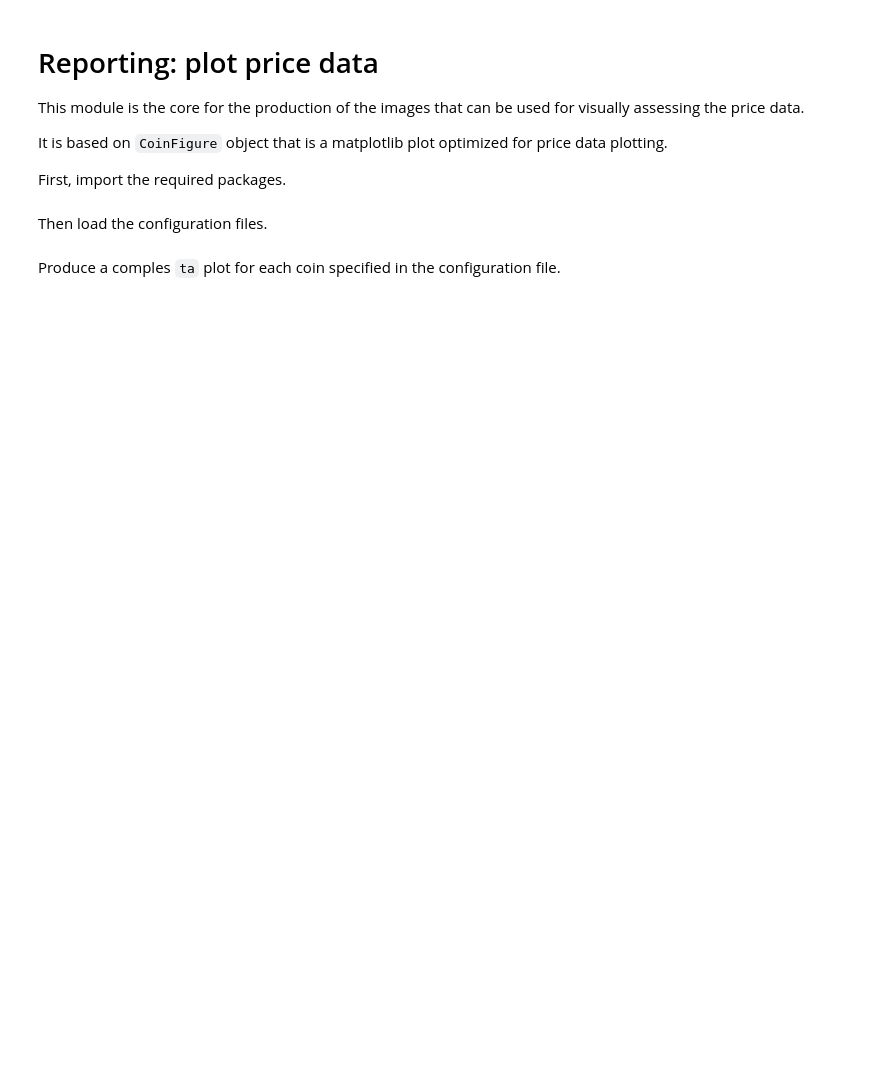
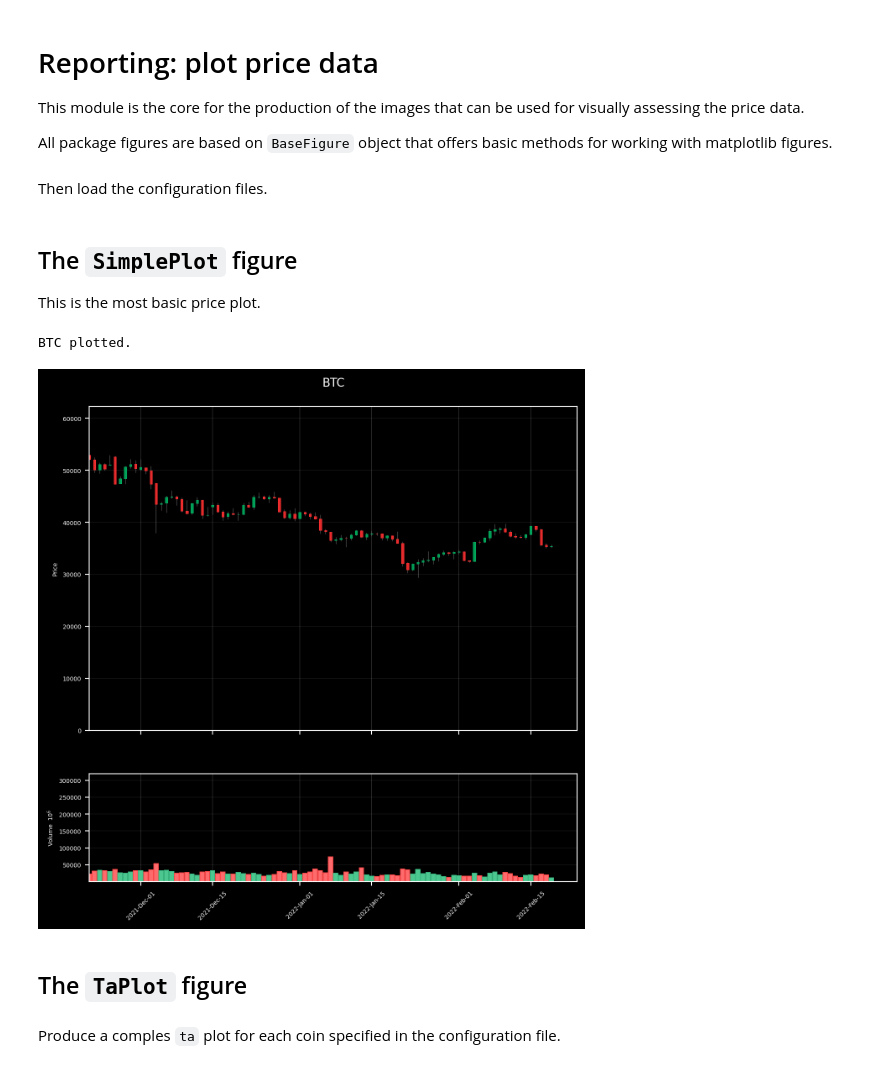
Before and after one commit to webclinic017/surfingcrypto, a Jupyter notebook: examples/reporting.ipynb, the cells around one changed output. Saved outputs shown, nothing was run; the diff lists cells and outputs as text; code cells hidden in the pictures; blank space fills up the shorter version.

Commit message:
restruct figures

```diff
--- a/examples/reporting.ipynb
+++ b/examples/reporting.ipynb
@@ -3,9 +3,7 @@
 
 This module is the core for the production of the images that can be used for visually assessing the price data.
 
-It is based on `CoinFigure` object that is a matplotlib plot optimized for price data plotting.
-
-First, import the required packages.
+All package figures are based on `BaseFigure` object that offers basic methods for working with matplotlib figures.
 # %%
 %matplotlib inline
 %load_ext autoreload
@@ -17,5 +15,17 @@ Then load the configuration files.
 # %%
 parent="/Users/giorgiocaizzi/Documents/GitHub/surfingcrypto/"
 c=Config(parent+"config")
+# %% [markdown]
+## The `SimplePlot` figure
+
+This is the most basic price plot.
+# %%
+ts=TS(c,coin="BTC")
+sp=SimplePlot(ts,"3m")
+# %% [output]
+BTC plotted.
+[figure, added]
+# %% [markdown]
+## The `TaPlot` figure
 # %% [markdown]
 Produce a comples `ta` plot for each coin specified in the configuration file.
```
Also changed, not shown: parts of 4 cells of this notebook, 4 other files.
